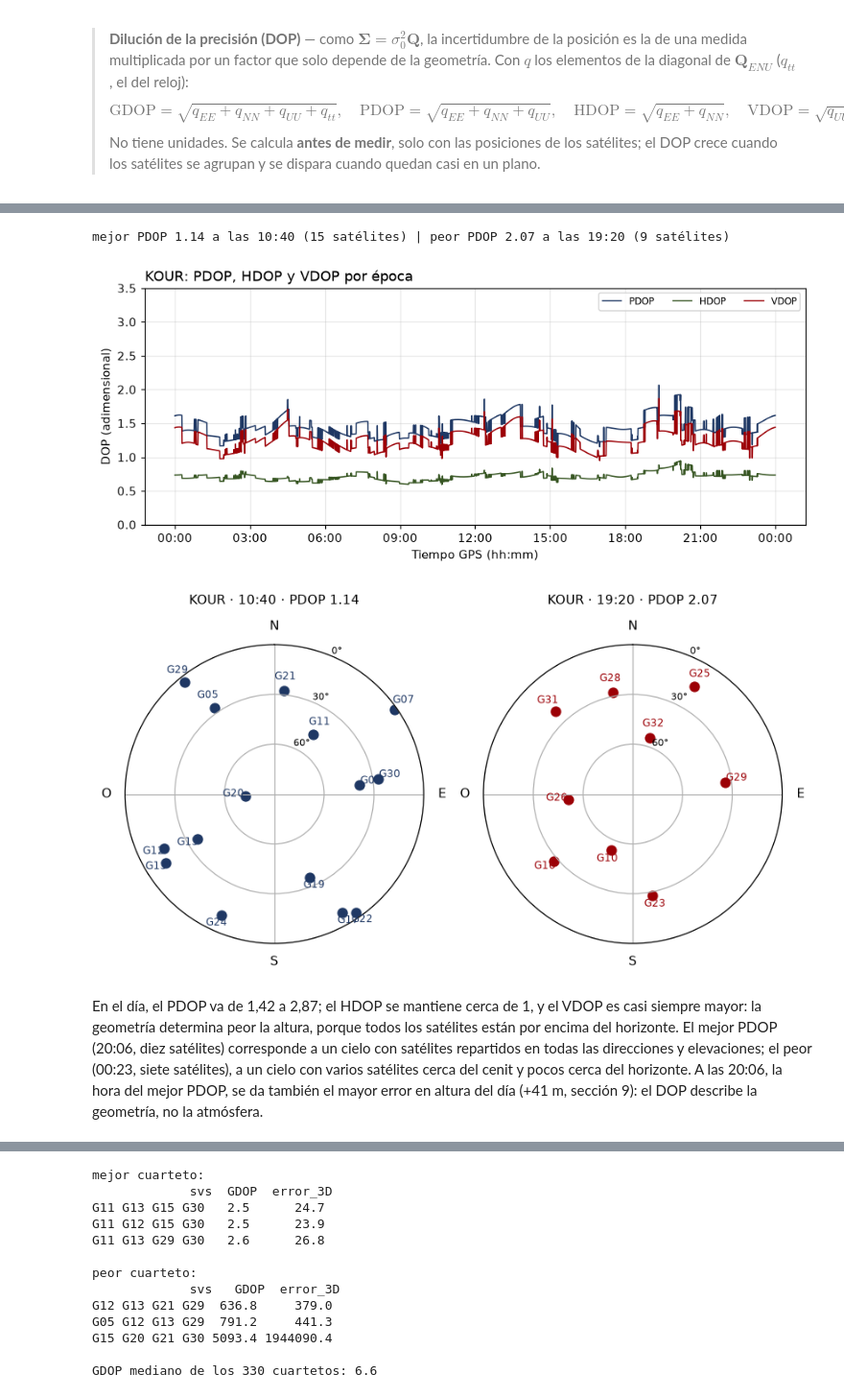
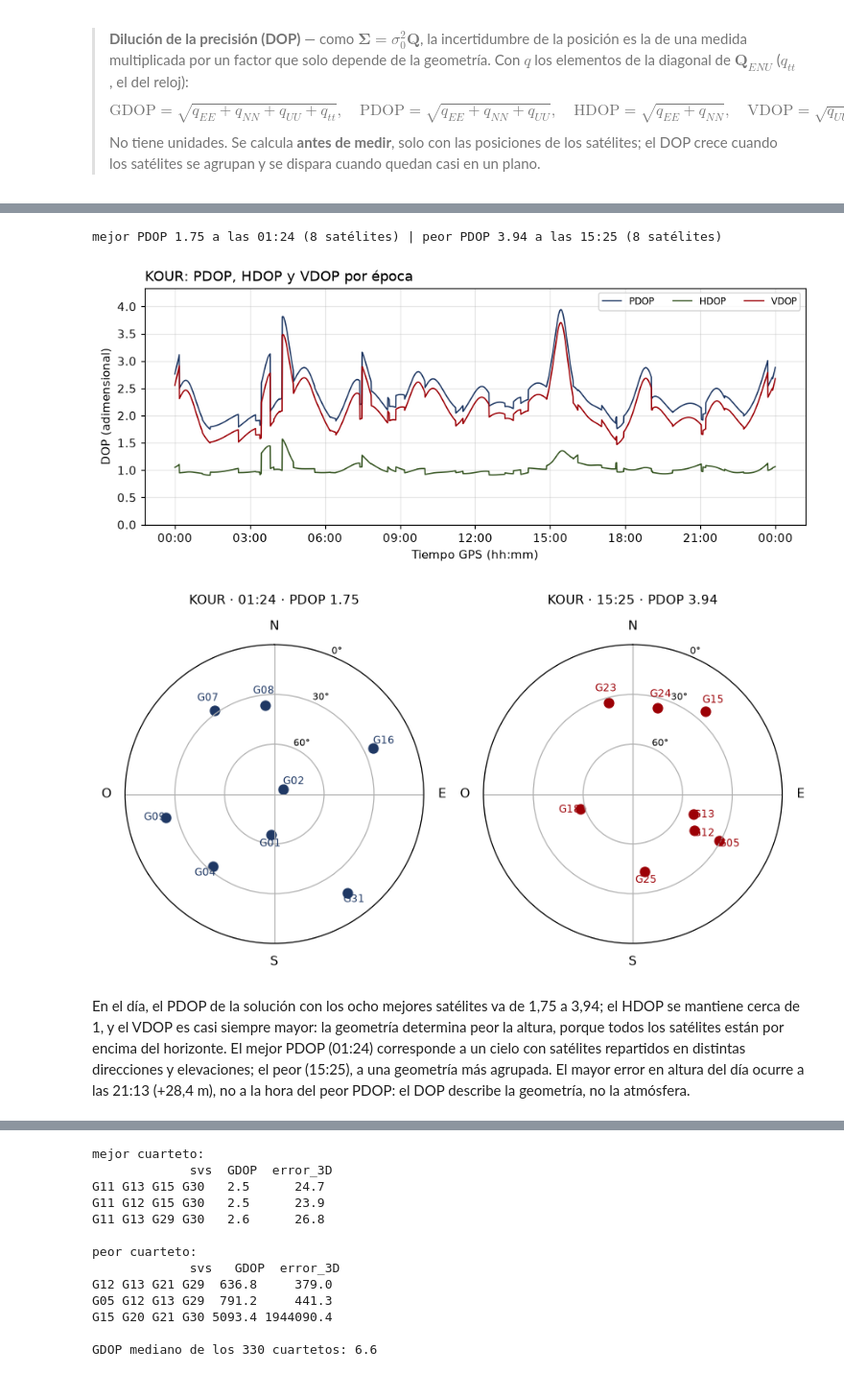
Before and after one commit to S4GC/Geopositioning-and-Navigation, a Jupyter notebook: GNSS/gnss_estimacion_posicion.ipynb, the cells around one changed output, grey strips where cells are left out. Shown at 96% size. Drawn from its saved outputs; the diff is of its cells as text; code cells hidden in the pictures.

```diff
--- a/GNSS/gnss_estimacion_posicion.ipynb
+++ b/GNSS/gnss_estimacion_posicion.ipynb
@@ -93,15 +93,29 @@ Es la ecuación de la sección 12 de `gnss_pseudodistancia.ipynb`, sin los térm
 # %%
 t0 = pd.Timestamp(f"{FECHA} {HORA}")              # la época de trabajo (tiempo GPS)
 assert SAT in set(D.sv[D.t == t0]), f"{SAT} no está visible a las {HORA}"
-ep = D[D.t == t0].sort_values("sv").reset_index(drop=True)
+ep_todos = D[D.t == t0].sort_values("sv").reset_index(drop=True)
 
-S = ep[["xs", "ys", "zs"]].values           # posiciones de los satélites en el instante de emisión: matriz n × 3 (m)
+S_todos = ep_todos[["xs", "ys", "zs"]].values   # posiciones de todos los satélites visibles (n × 3, m)
+P_todos = ep_todos.P1.values + C * ep_todos.dts.values   # medida corregida P1 + c·δtˢ de todos (m)
+n_todos = len(P_todos)
+
+def mejores_por_elevacion(g, k=N_MEJORES):
+    """Devuelve las k filas de g con mayor elevación (todas si g tiene menos de k)."""
+    return g.loc[g.el.nlargest(min(k, len(g))).index]
+
+# la solución se calcula solo con los N_MEJORES satélites más altos
+ep = mejores_por_elevacion(ep_todos).sort_values("sv").reset_index(drop=True)
+S = ep[["xs", "ys", "zs"]].values           # posiciones de los satélites seleccionados: matriz n × 3 (m)
 P = ep.P1.values + C * ep.dts.values         # medida corregida P1 + c·δtˢ (m)
 n = len(P)
-print("satélites:", list(ep.sv), "| n =", n)
 
-tabla = ep[["sv", "el", "P1"]].copy()
-tabla["c·δtˢ (m)"] = C * ep.dts
-tabla["P1 + c·δtˢ (m)"] = P
+tabla = ep_todos[["sv", "el", "P1"]].copy()
+tabla.insert(0, "rango por elevación", tabla.el.rank(ascending=False, method="min").astype(int))
+tabla["c·δtˢ (m)"] = C * ep_todos.dts
+tabla["P1 + c·δtˢ (m)"] = P_todos
+tabla["usado"] = tabla.sv.isin(ep.sv)
+print(f"satélites visibles: {list(ep_todos.sv)} | n = {n_todos}")
+print(f"seleccionados (los {n} de mayor elevación): {list(ep.sv)}")
+print(f"elevaciones usadas: {ep.el.round(1).tolist()}°")
 tabla.round(3)
 # %% [output]
@@ -202,8 +221,8 @@ def vectores_unitarios(x, S):
     e = (S - x[:3]) / r[:, None]             # (satélite − receptor) / distancia: longitud 1 (n × 3)
     return e, r
 
-# para ver los números, desde la posición de referencia de BOGT (con c·δt_R = 0)
-e, r = vectores_unitarios(np.r_[rx, 0.0], S)
-k = list(ep.sv).index(SAT)
-print(f"e({SAT}) =", e[k].round(4), "| longitud =", np.linalg.norm(e[k]).round(6), "| r0 =", f"{r[k]:,.3f} m".replace(",", " "))
+# el ejemplo usa todos los visibles para poder dibujar cualquier SAT, no solo los seleccionados
+e, r = vectores_unitarios(np.r_[rx, 0.0], S_todos)
+i_sat = list(ep_todos.sv).index(SAT)
+print(f"e({SAT}) =", e[i_sat].round(4), "| longitud =", np.linalg.norm(e[i_sat]).round(6), "| r0 =", f"{r[i_sat]:,.3f} m")
 # %% [output]
@@ -381,6 +397,7 @@ donde $n - 4$ son los grados de libertad: las medidas que sobran después de det
 # %%
 filas = []
 for t, g in D.groupby("t"):                       # una solución por época
+    g = mejores_por_elevacion(g)                  # solo los N_MEJORES satélites por elevación
     if len(g) < 4:
         continue                                   # con menos de 4 satélites no hay solución
     S_ = g[["xs", "ys", "zs"]].values
@@ -500,6 +519,7 @@ print(f"error {HORA} sin pesos: {enu(x).round(2)} m | con pesos sin²(el): {enu(
 # lo mismo en todo el día
 filas = []
 for t, g in D.groupby("t"):
+    g = mejores_por_elevacion(g)                  # la misma selección por elevación
     if len(g) < 4 or t in epocas_malas:
         continue
     S_ = g[["xs", "ys", "zs"]].values
@@ -594,32 +614,33 @@ incertidumbre esperada: horizontal HDOP·σ0 = 1.59 m, vertical VDOP·σ0 = 3.03
 # %%
 # el DOP solo necesita la geometría: se calcula con A en la posición de referencia, sin resolver nada
 filas = []
 for t, g in D.groupby("t"):
+    g = mejores_por_elevacion(g)                  # el DOP debe describir la geometría que se usa
     if len(g) < 4 or t in epocas_malas:
         continue
     A_, _ = diseno(np.r_[rx, 0.0], g[["xs", "ys", "zs"]].values, g.P1.values)
     d_ = dops(np.linalg.inv(A_.T @ A_))
     d_["t"] = t
     d_["n"] = len(g)
     filas.append(d_)
 dop = pd.DataFrame(filas).set_index("t")
 
 fig, ax = plt.subplots(figsize=(10, 3.6))
 for nombre, color in [("PDOP", AZUL), ("HDOP", VERDE), ("VDOP", ROJO)]:
     ax.plot(dop.index, dop[nombre], lw=1.1, label=nombre, color=color)
 ax.xaxis.set_major_formatter(mdates.DateFormatter("%H:%M"))
-ax.set_ylim(0, 3.5)
+ax.set_ylim(0, max(3.5, dop.PDOP.max() * 1.1))
 ax.set_xlabel("Tiempo GPS (hh:mm)")
 ax.set_ylabel("DOP (adimensional)")
 ax.legend(ncol=3, fontsize=8)
 ax.grid(alpha=0.3)
 ax.set_title(f"{ESTACION[:4]}: PDOP, HDOP y VDOP por época", loc="left")
 
 t_mejor, t_peor = dop.PDOP.idxmin(), dop.PDOP.idxmax()
 print(f"mejor PDOP {dop.PDOP.min():.2f} a las {t_mejor.strftime('%H:%M')} ({dop.loc[t_mejor, 'n']} satélites) | peor PDOP {dop.PDOP.max():.2f} a las {t_peor.strftime('%H:%M')} ({dop.loc[t_peor, 'n']} satélites)")
 # %% [output]
-mejor PDOP 1.14 a las 10:40 (15 satélites) | peor PDOP 2.07 a las 19:20 (9 satélites)
+mejor PDOP 1.75 a las 01:24 (8 satélites) | peor PDOP 3.94 a las 15:25 (8 satélites)
-[figure, old version]
+[figure, new version]
 # %%
 def cielo(ax, g, color, titulo):
     """Dibuja el cielo (acimut y elevación) de los satélites de una época en un eje polar."""
@@ -635,11 +656,11 @@ def cielo(ax, g, color, titulo):
 
 fig = plt.figure(figsize=(9, 4.3))
 for k, (t_, color) in enumerate([(t_mejor, AZUL), (t_peor, ROJO)]):
-    cielo(fig.add_subplot(1, 2, k + 1, projection="polar"), D[D.t == t_], color, f"{ESTACION[:4]} · {t_.strftime('%H:%M')} · PDOP {dop.loc[t_, 'PDOP']:.2f}")
+    cielo(fig.add_subplot(1, 2, k + 1, projection="polar"), mejores_por_elevacion(D[D.t == t_]), color, f"{ESTACION[:4]} · {t_.strftime('%H:%M')} · PDOP {dop.loc[t_, 'PDOP']:.2f}")
 # %% [output]
-[figure, old version]
+[figure, new version]
 # %% [markdown]
-En el día, el PDOP va de 1,42 a 2,87; el HDOP se mantiene cerca de 1, y el VDOP es casi siempre mayor: la geometría determina peor la altura, porque todos los satélites están por encima del horizonte. El mejor PDOP (20:06, diez satélites) corresponde a un cielo con satélites repartidos en todas las direcciones y elevaciones; el peor (00:23, siete satélites), a un cielo con varios satélites cerca del cenit y pocos cerca del horizonte. A las 20:06, la hora del mejor PDOP, se da también el mayor error en altura del día (+41 m, sección 9): el DOP describe la geometría, no la atmósfera.
+En el día, el PDOP de la solución con los ocho mejores satélites va de 1,75 a 3,94; el HDOP se mantiene cerca de 1, y el VDOP es casi siempre mayor: la geometría determina peor la altura, porque todos los satélites están por encima del horizonte. El mejor PDOP (01:24) corresponde a un cielo con satélites repartidos en distintas direcciones y elevaciones; el peor (15:25), a una geometría más agrupada. El mayor error en altura del día ocurre a las 21:13 (+28,4 m), no a la hora del peor PDOP: el DOP describe la geometría, no la atmósfera.
 # %% [markdown]
 ## 13. Efecto de la geometría: selección de satélites
 
```
Also changed, not shown: parts of 33 cells of this notebook.
